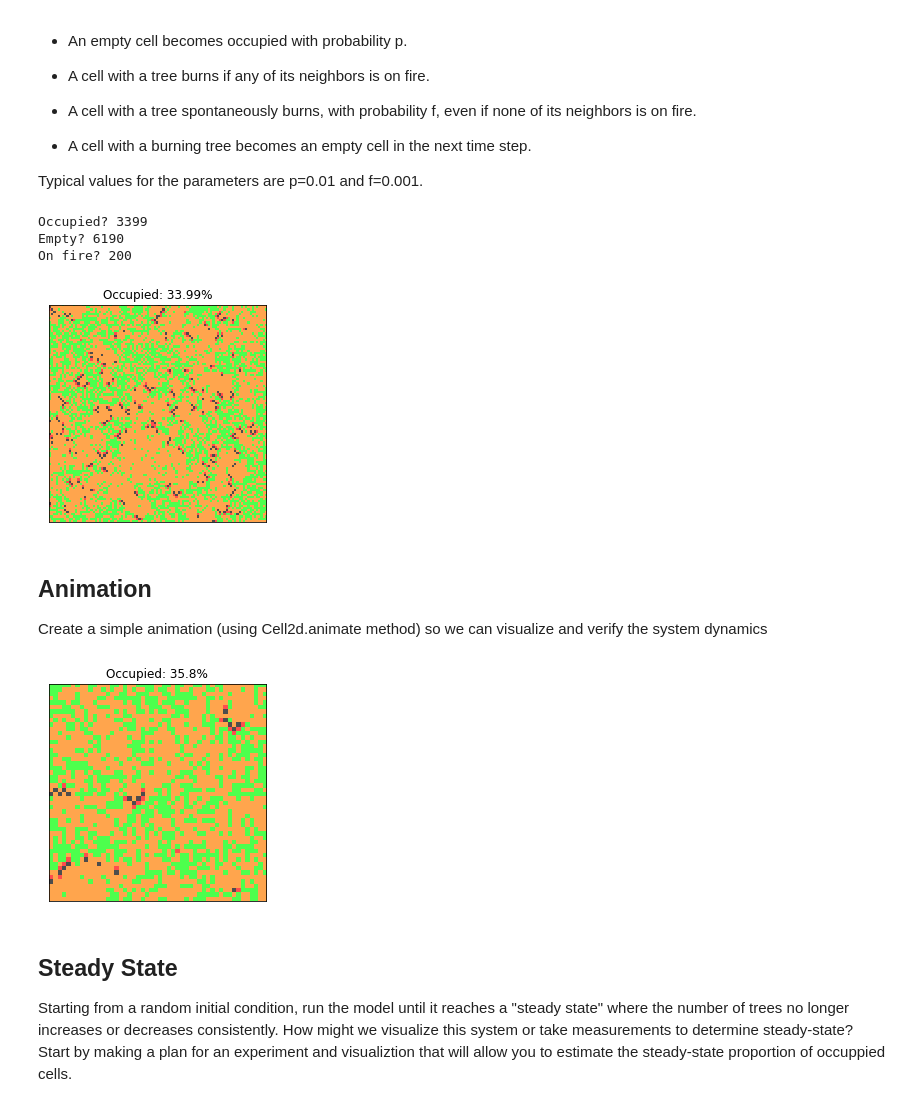
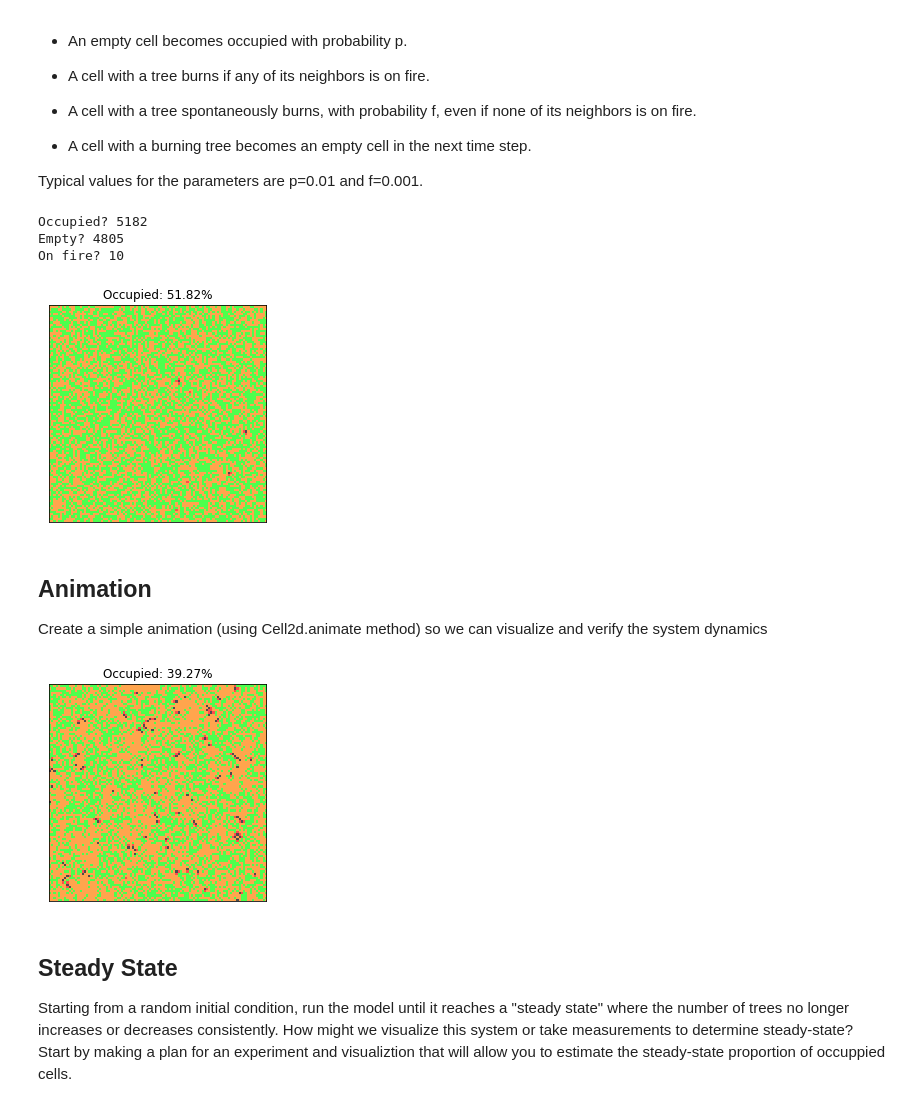
Before and after one commit to grahamswanston/cap-comp215, a Jupyter notebook: Graham_Swanston_final_lab07.ipynb, the cells around one changed output. Saved outputs shown, nothing was run; the diff lists cells and outputs as text; code cells hidden in the pictures.

```diff
--- a/Graham_Swanston_final_lab07.ipynb
+++ b/Graham_Swanston_final_lab07.ipynb
@@ -86,6 +104,7 @@ class ForestFire(Cell2D):
     self.f = f
     self.q = q
     self.rows = n
+    self.age = 0
 
 
   def step(self):
@@ -106,7 +125,7 @@ class ForestFire(Cell2D):
     self.array[is_occupied] = np.random.choice([FIRE, OCCUPIED], size= len(self.array[is_occupied]), p=[self.f, 1-self.f])
 
     #Correlate kernel over array to spread fire(percolation)
-    self.array[(a==1) & (c>=10)] = 10
+    self.array[(a==1) & (neighbours_on_fire == True)] = 10
 
     #interate through array for random chance of growing in EMPTY
     self.array[is_empty] = np.random.choice([OCCUPIED, EMPTY], size= len(self.array[is_empty]), p=[self.p, 1-self.p])
@@ -116,6 +135,8 @@ class ForestFire(Cell2D):
 
     #extinguish old fires
     self.array[is_on_fire] = BURNT
+
+    self.age +=1
 
   def num_occupied(self):
     """ return the number of cells occupied by forest """
@@ -139,20 +160,20 @@ class ForestFire(Cell2D):
 # %%
 forest = ForestFire(100)
 
 
-for i in range(20):
+for i in range(2):
   forest.step()
 forest.draw()
 
 
 print("Occupied?", len(forest.array[forest.array ==OCCUPIED]))
 print("Empty?", len(forest.array[forest.array ==EMPTY]))
 print("On fire?", len(forest.array[forest.array ==FIRE]))
 # %% [output]
-Occupied? 3399
-Empty? 6190
-On fire? 200
+Occupied? 5182
+Empty? 4805
+On fire? 10
-[figure, old version]
+[figure, new version]
 # %% [markdown]
 ## Animation
 Create a simple animation (using Cell2d.animate method) so we can visualize and verify the system dynamics
@@ -189,7 +210,7 @@ def animate(self, frames, interval=None, step=None):
 
 animate(forest, 100, 0.3)
 # %% [output]
-[figure, old version]
+[figure, new version]
 # %% [markdown]
 ## Steady State
 Starting from a random initial condition, run the model until it reaches a "steady state" where the number of trees no longer increases or decreases consistently.
```
Also changed, not shown: parts of 7 cells of this notebook.
